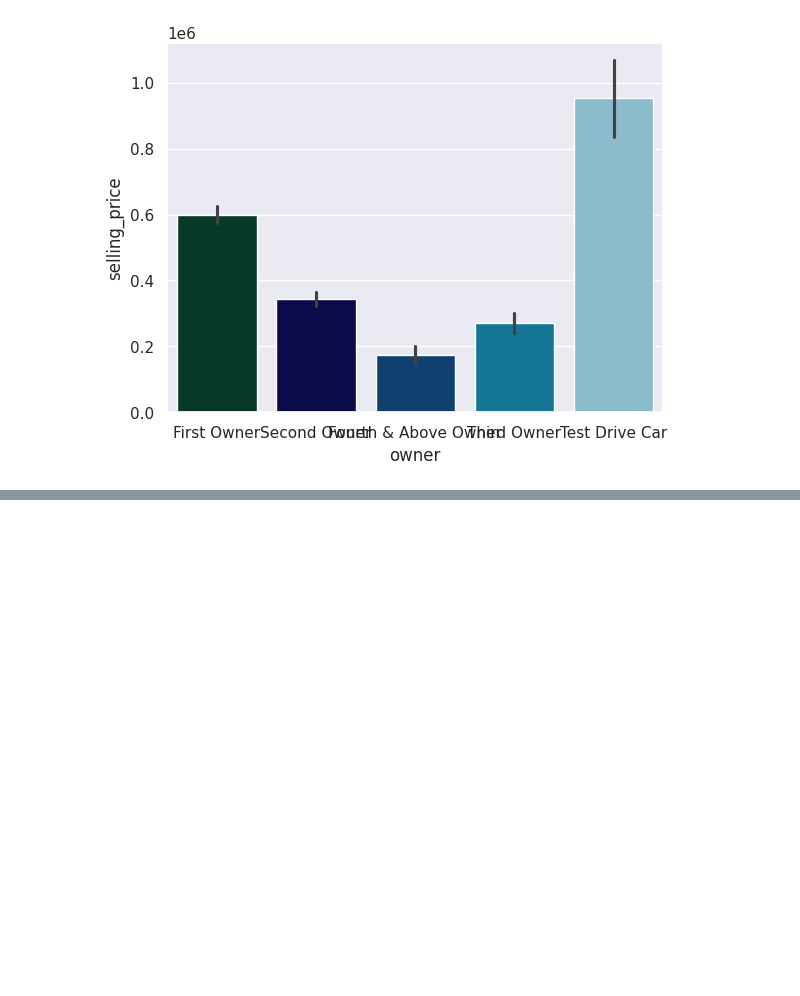
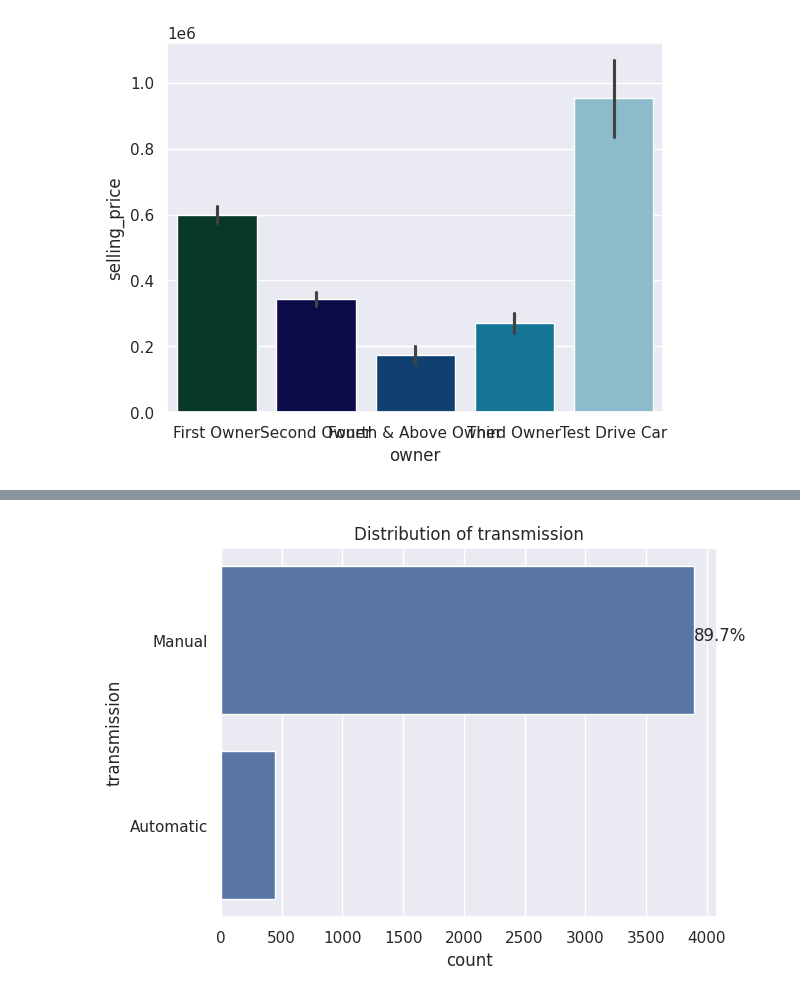
Before and after one commit to Lokz-mesomorph/demo_open_source, a Jupyter notebook: cars.ipynb, the cells around one changed output, grey strips where cells are left out. Cells and saved outputs as stored; diff of their text form; code cells hidden in the pictures; blank space fills up the shorter version.

```diff
--- a/cars.ipynb
+++ b/cars.ipynb
@@ -182,0 +191,4 @@ def plot_categorical(feature , dataset):
+# %%
+plot_categorical('transmission' , df)
+# %% [output]
+[figure, added]
```
Also changed, not shown: parts of 4 cells of this notebook.
